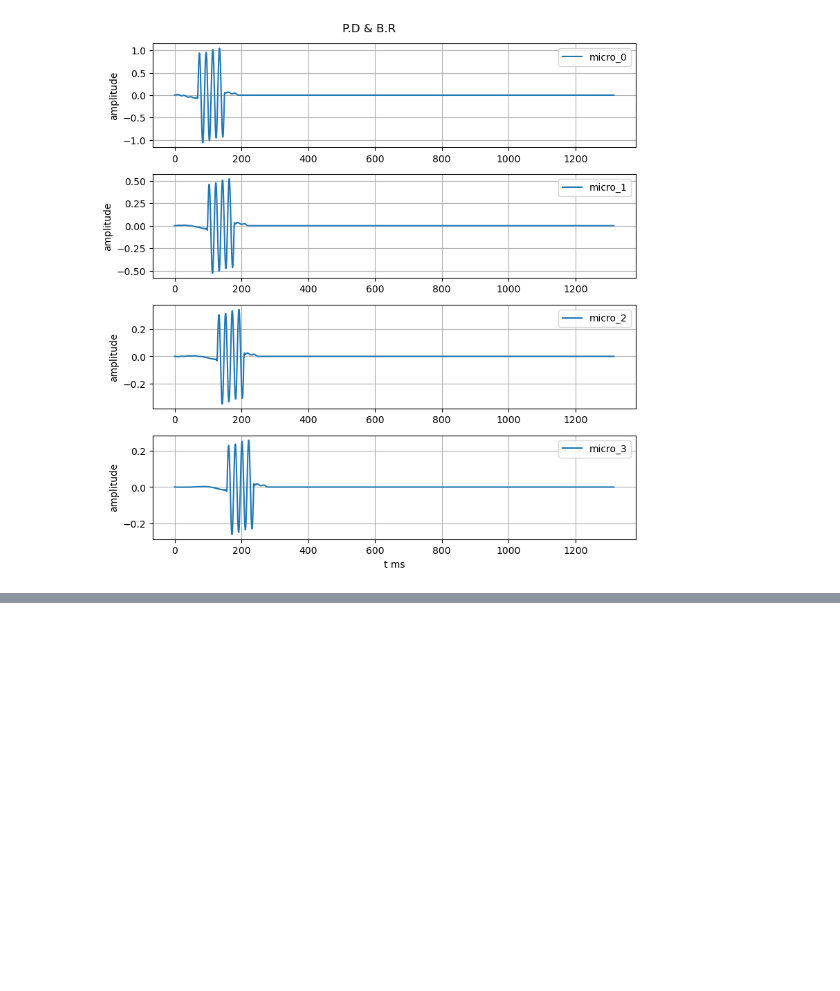
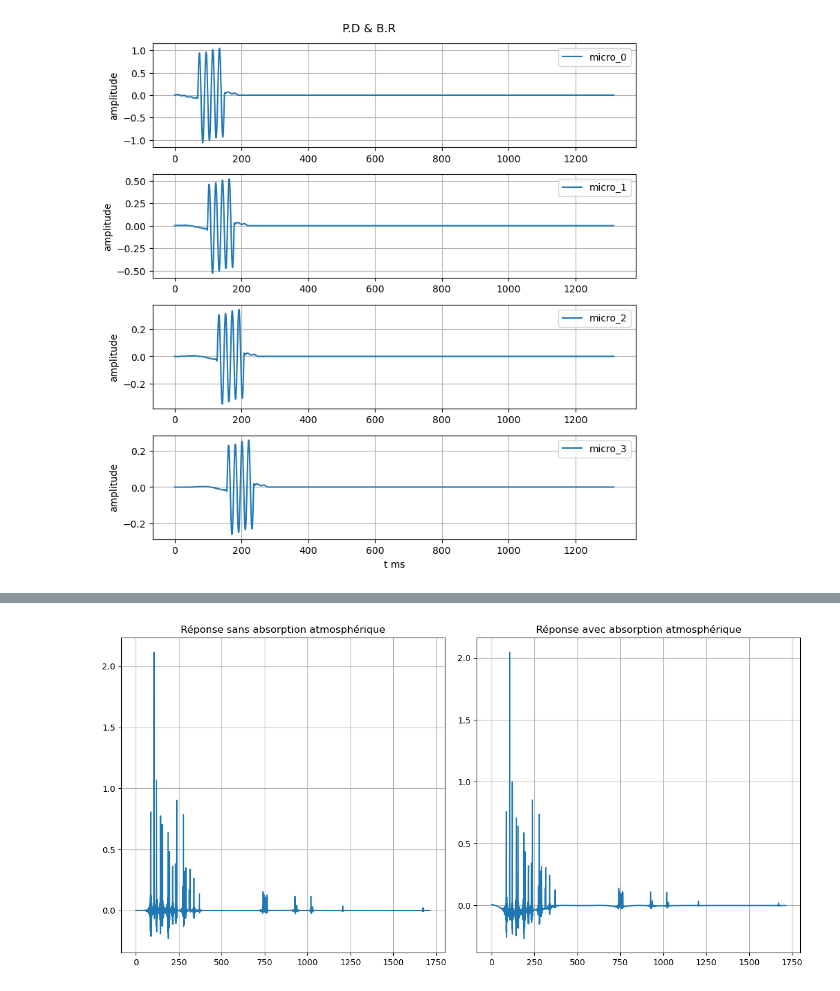
Before and after one commit to PierreDOE/TP2_Acoustics, a Jupyter notebook: Pierre_doe_TP2.ipynb, the cells around one changed output, grey strips where cells are left out. Saved outputs shown, nothing was run; the diff lists cells and outputs as text; code cells hidden in the pictures; blank space fills up the shorter version.

```diff
--- a/Pierre_doe_TP2.ipynb
+++ b/Pierre_doe_TP2.ipynb
@@ -2965,0 +3020,98 @@ room.simulate()
+# %%
+import pyroomacoustics as pra
+import numpy as np
+import matplotlib.pyplot as plt
+
+# Paramètres de la salle
+room_dim = [10, 1, 2]  # Dimensions de la salle (L x W x H en mètres)
+sampling_rate = 16000  # Fréquence d'échantillonnage en Hz
+
+# Paramètres communs
+f0 = 500               # Fréquence en Hz
+samples = 10000        # Taux d'échantillonnage en Hz
+duration = 0.1         # Durée du signal en secondes
+t = np.arange(0, duration, 1 / samples)  # Vecteur temps
+
+# 1. Signal Sinusoïdal (Harmonique)
+sinusoidal = np.sin(2 * np.pi * f0 * t)
+
+# 1. Calcul des fréquences des modes propres
+# Formule : f_n = (c/2) * sqrt((n_x/L)^2 + (n_y/W)^2 + (n_z/H)^2)
+def calc_modes(c, L, W, H, n_max=3):
+    modes = []
+    for nx in range(n_max + 1):
+        for ny in range(n_max + 1):
+            for nz in range(n_max + 1):
+                if nx == ny == nz == 0:
+                    continue  # Exclure le mode trivial (0,0,0)
+                f_n = (c / 2) * np.sqrt((nx / L)**2 + (ny / W)**2 + (nz / H)**2)
+                modes.append((nx, ny, nz, f_n))
+    return modes
+
+# Calcul pour la Terre (c=340 m/s) et Mars (c=270 m/s)
+modes_earth = calc_modes(340, *room_dim)
+modes_mars = calc_modes(270, *room_dim)
+
+# 2. Simulation de la salle pour calculer le niveau de pression sur différents microphones
+room = pra.ShoeBox(room_dim, fs=fs, max_order=100, materials=pra.Material(0.000001))
+
+# add source and set the signal to WAV file content
+room.add_source([2, 0.5, 1.5], signal=sinusoidal)
+
+# add two-microphone array
+R = np.array([[3,4,5,6,7,10], [0.5,0.5,0.5, 0.5,0.5,0.5], [1.5,1.5,1.5, 1.5,1.5, 1.5]])  # [[x], [y], [z]]
+room.add_microphone(R)
+
+# compute image sources
+room.image_source_model()
+
+# Simulation acoustique
+room.compute_rir()
+
+# Calcul des niveaux de pression (RMS)
+pressure_levels = []
+for mic_rir in room.rir:
+    rms_pressure = np.sqrt(np.mean(np.square(mic_rir[0])))
+    pressure_levels.append(20 * np.log10(rms_pressure + 1e-6))  # dB SPL
+
+# 3. Influence de l'absorption atmosphérique
+# Comparaison des réponses modales avec et sans absorption atmosphérique
+room_no_abs = pra.ShoeBox(room_dim, fs=sampling_rate, max_order=3, air_absorption=False)
+room_with_abs = pra.ShoeBox(room_dim, fs=sampling_rate, max_order=3, air_absorption=True)
+
+# Ajout des mêmes sources et microphones
+for r in [room_no_abs, room_with_abs]:
+    r.add_source([2, 0.5, 1.5], signal=sinusoidal)
+    #r.add_microphone_array(pra.MicrophoneArray(mic_positions, r.fs))
+    r.add_microphone(R)
+    r.compute_rir()
+
+# Affichage des résultats
+plt.figure(figsize=(12, 6))
+plt.subplot(1, 2, 1)
+plt.title("Réponse sans absorption atmosphérique")
+plt.plot(room_no_abs.rir[0][0])
+plt.grid()
+
+plt.subplot(1, 2, 2)
+plt.title("Réponse avec absorption atmosphérique")
+plt.plot(room_with_abs.rir[0][0])
+plt.grid()
+
+plt.tight_layout()
+plt.show()
+
+# Résultats
+print("Fréquences des modes propres (Terre, c=340 m/s) :")
+for mode in modes_earth[:10]:
+    print(f"Mode {mode[:3]} : {mode[3]:.2f} Hz")
+
+print("\nFréquences des modes propres (Mars, c=270 m/s) :")
+for mode in modes_mars[:10]:
+    print(f"Mode {mode[:3]} : {mode[3]:.2f} Hz")
+
+print("\nNiveau de pression acoustique (dB SPL) sur les microphones :")
+for i, level in enumerate(pressure_levels):
+    print(f"Microphone {i+1}: {level:.2f} dB")
+# %% [output]
+[figure, added]
```
Also changed, not shown: parts of 5 cells of this notebook.
